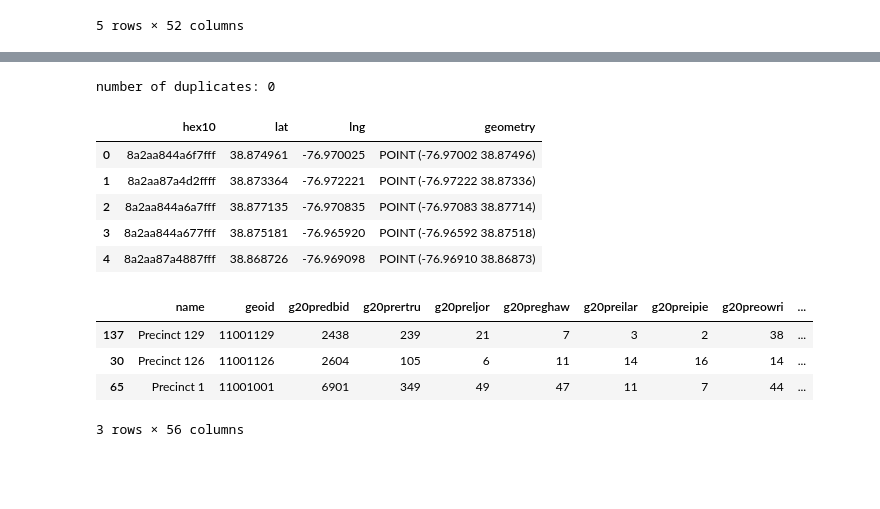
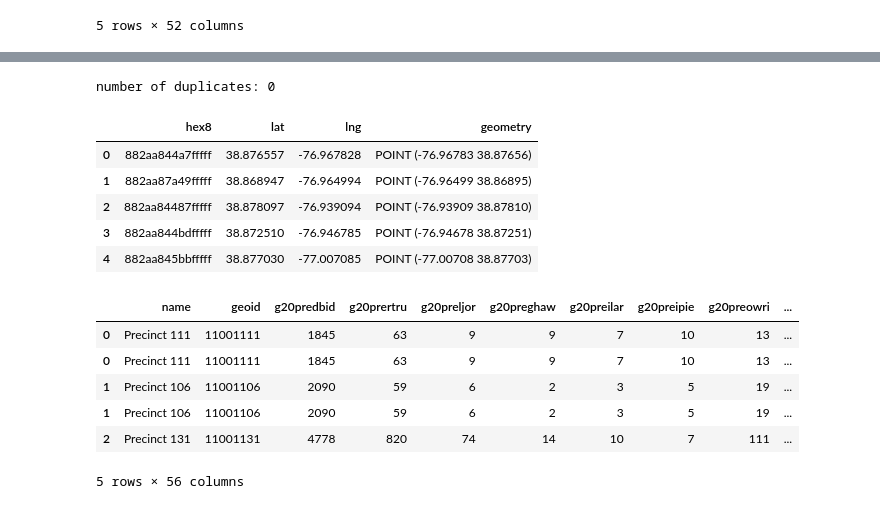
Before and after one commit to ccxzhang/GeoSpatialAnalysis, a Jupyter notebook: python/0_0_5.h3-py.ipynb, the cells around one changed output, grey strips where cells are left out. Drawn from its saved outputs; the diff is of its cells as text; code cells hidden in the pictures; blank space fills up the shorter version.

```diff
--- a/python/0_0_5.h3-py.ipynb
+++ b/python/0_0_5.h3-py.ipynb
@@ -36,31 +35,33 @@ for geom in dc_polygons.geoms:
     temp = mapping(geom)
     temp['coordinates'] = [[[j[1], j[0]] for j in i]
                            for i in temp['coordinates']]
-    hex_list.extend(h3.polyfill(temp, 10))
+    hex_list.extend(h3.polyfill(temp, 8))
 # %%
-dch = pd.DataFrame(hex_list, columns=["hex10"])
+dch = pd.DataFrame(hex_list, columns=["hex8"])
 print('number of duplicates:', len(hex_list) - len(dch.drop_duplicates()))
 
-dch['lat'] = dch["hex10"].apply(lambda x: h3.h3_to_geo(x)[0])
-dch['lng'] = dch["hex10"].apply(lambda x: h3.h3_to_geo(x)[1])
+dch['lat'] = dch["hex8"].apply(lambda x: h3.h3_to_geo(x)[0])
+dch['lng'] = dch["hex8"].apply(lambda x: h3.h3_to_geo(x)[1])
 dch['geometry'] = dch.apply(lambda x: Point(x.lng, x.lat), 1)
 dch = gpd.GeoDataFrame(dch).set_geometry("geometry")
 dch.crs = "EPSG:4326"
 dch.head(5)
 # %% [output]
 number of duplicates: 0
-|  | hex10 | lat | lng | geometry |
-| 0 | 8a2aa844a6f7fff | 38.874961 | -76.970025 | POINT (-76.97002 38.87496) |
-| 1 | 8a2aa87a4d2ffff | 38.873364 | -76.972221 | POINT (-76.97222 38.87336) |
-| 2 | 8a2aa844a6a7fff | 38.877135 | -76.970835 | POINT (-76.97083 38.87714) |
-| 3 | 8a2aa844a677fff | 38.875181 | -76.965920 | POINT (-76.96592 38.87518) |
-| 4 | 8a2aa87a4887fff | 38.868726 | -76.969098 | POINT (-76.96910 38.86873) |
+|  | hex8 | lat | lng | geometry |
+| 0 | 882aa844a7fffff | 38.876557 | -76.967828 | POINT (-76.96783 38.87656) |
+| 1 | 882aa87a49fffff | 38.868947 | -76.964994 | POINT (-76.96499 38.86895) |
+| 2 | 882aa84487fffff | 38.878097 | -76.939094 | POINT (-76.93909 38.87810) |
+| 3 | 882aa844bdfffff | 38.872510 | -76.946785 | POINT (-76.94678 38.87251) |
+| 4 | 882aa845bbfffff | 38.877030 | -77.007085 | POINT (-77.00708 38.87703) |
 # %%
-dc = dc.sjoin(dch, how="inner")
-dc.sample(3)
+dc_gh = dc.sjoin(dch, how="inner")
+dc_gh.head(5)
 # %% [output]
 |  | name | geoid | g20predbid | g20prertru | g20preljor | g20preghaw | g20preilar | g20preipie | g20preowri | ... |
-| 137 | Precinct 129 | 11001129 | 2438 | 239 | 21 | 7 | 3 | 2 | 38 | ... |
-| 30 | Precinct 126 | 11001126 | 2604 | 105 | 6 | 11 | 14 | 16 | 14 | ... |
-| 65 | Precinct 1 | 11001001 | 6901 | 349 | 49 | 47 | 11 | 7 | 44 | ... |
+| 0 | Precinct 111 | 11001111 | 1845 | 63 | 9 | 9 | 7 | 10 | 13 | ... |
+| 0 | Precinct 111 | 11001111 | 1845 | 63 | 9 | 9 | 7 | 10 | 13 | ... |
+| 1 | Precinct 106 | 11001106 | 2090 | 59 | 6 | 2 | 3 | 5 | 19 | ... |
+| 1 | Precinct 106 | 11001106 | 2090 | 59 | 6 | 2 | 3 | 5 | 19 | ... |
+| 2 | Precinct 131 | 11001131 | 4778 | 820 | 74 | 14 | 10 | 7 | 111 | ... |
-3 rows × 56 columns
+5 rows × 56 columns
```
Also changed, not shown: parts of 5 cells of this notebook, 8 other files.
